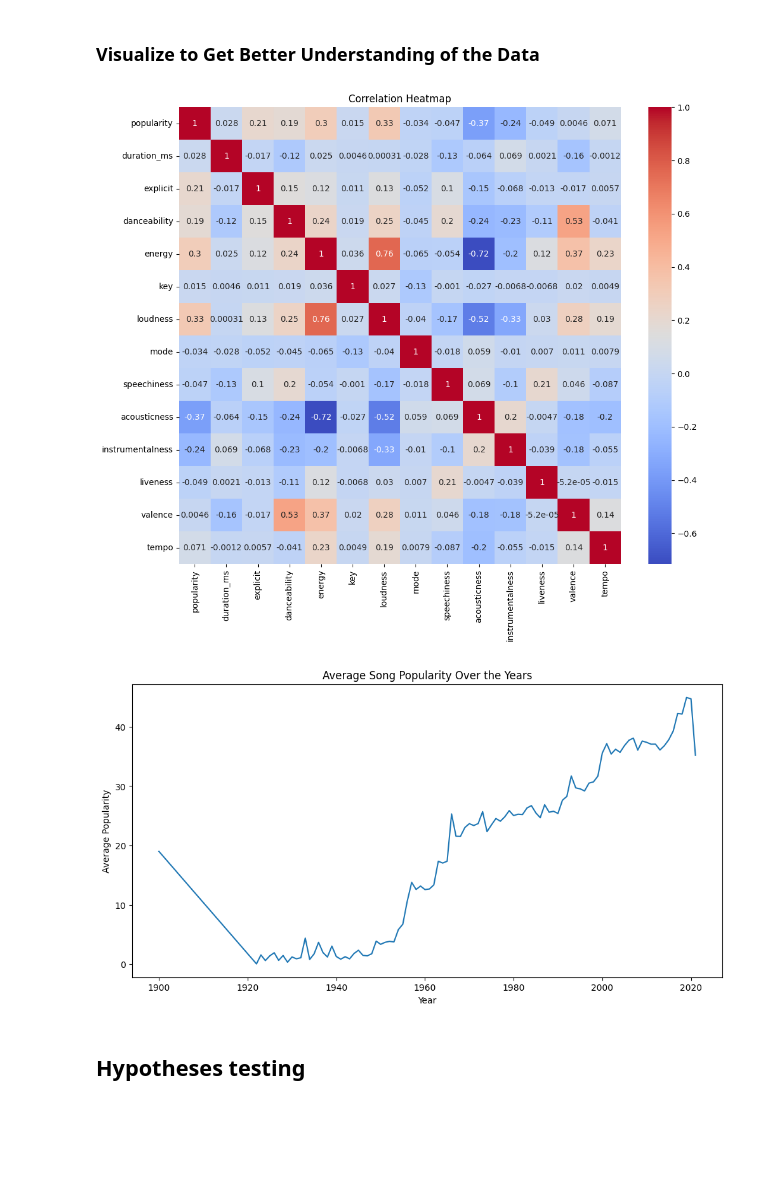
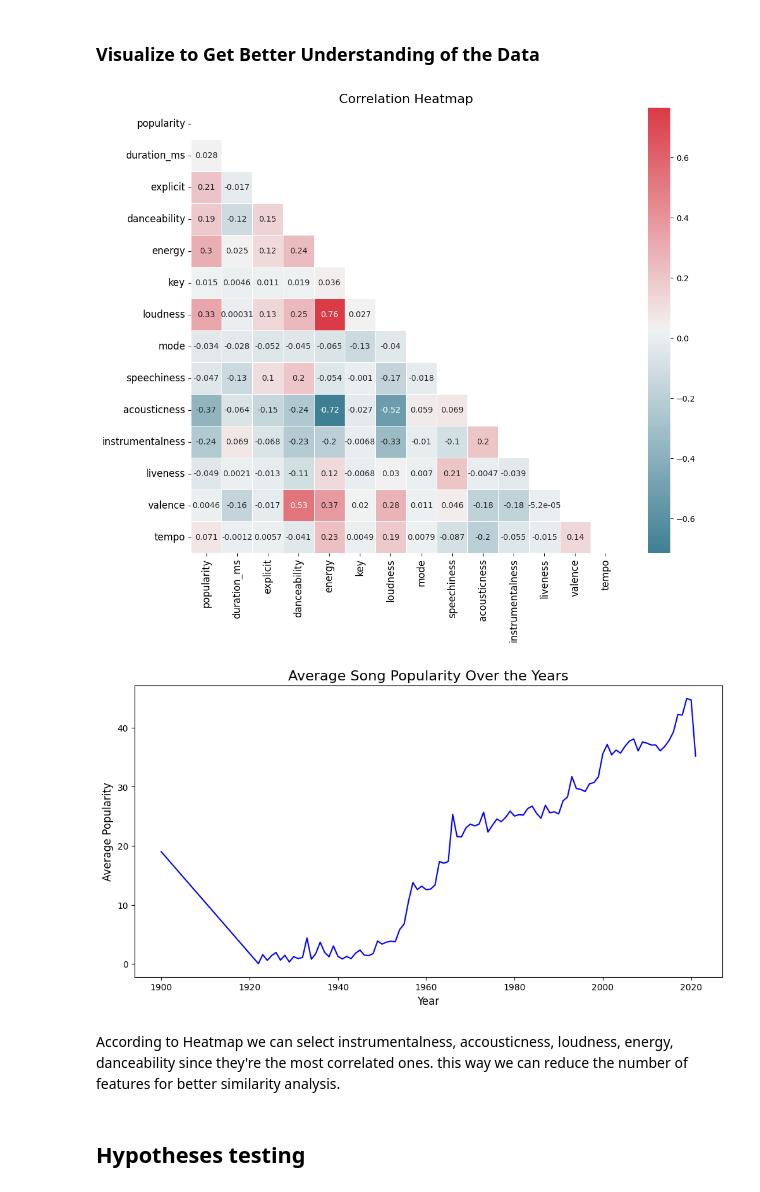
Before and after one commit to emirkantul/song-popularities-and-properties-during-time, a Jupyter notebook: NeworkAnalysis.ipynb, the cells around one changed output. Drawn from its saved outputs; the diff is of its cells as text; code cells hidden in the pictures; blank space fills up the shorter version.

```diff
--- a/NeworkAnalysis.ipynb
+++ b/NeworkAnalysis.ipynb
@@ -101,30 +113,39 @@ tracks_df.head()
 # %%
 import seaborn as sns
 import matplotlib.pyplot as plt
+import numpy as np
 
 # Calculate the correlation matrix (excluding 'id' and 'release_date' columns)
 numeric_columns = tracks_df.select_dtypes(include=['int64', 'float64']).columns
 corr_matrix = tracks_df[numeric_columns].corr()
 
-# Create a heatmap using Seaborn
+# Create a more visually appealing heatmap using Seaborn
 plt.figure(figsize=(12, 10))
-sns.heatmap(corr_matrix, annot=True, cmap="coolwarm")
-plt.title("Correlation Heatmap")
+mask = np.triu(np.ones_like(corr_matrix, dtype=bool))
+cmap = sns.diverging_palette(220, 10, as_cmap=True)
+sns.heatmap(corr_matrix, annot=True, mask=mask, cmap=cmap, linewidths=0.5)
+plt.title("Correlation Heatmap", fontsize=16)
+plt.xticks(fontsize=12)
+plt.yticks(fontsize=12)
 plt.show()
 
 # Group the dataset by year and calculate the average popularity
 yearly_popularity = tracks_df.groupby('year')['popularity'].mean().reset_index()
 
 # Create a line plot using Seaborn
 plt.figure(figsize=(12, 6))
-sns.lineplot(data=yearly_popularity, x='year', y='popularity')
-plt.title("Average Song Popularity Over the Years")
-plt.xlabel("Year")
-plt.ylabel("Average Popularity")
+sns.lineplot(data=yearly_popularity, x='year', y='popularity', color='blue')
+plt.title("Average Song Popularity Over the Years", fontsize=16)
+plt.xlabel("Year", fontsize=12)
+plt.ylabel("Average Popularity", fontsize=12)
+plt.xticks(fontsize=10)
+plt.yticks(fontsize=10)
 plt.show()
 # %% [output]
-[figure, old version]
+[figure, new version]
-[figure, old version]
+[figure, new version]
+# %% [markdown]
+According to Heatmap we can select instrumentalness, accousticness, loudness, energy, danceability since they're the most correlated ones. this way we can reduce the number of features for better similarity analysis.
 # %% [markdown]
 ## Hypotheses testing
 # %% [markdown]
```
Also changed, not shown: parts of 18 cells of this notebook, 17 other files.
